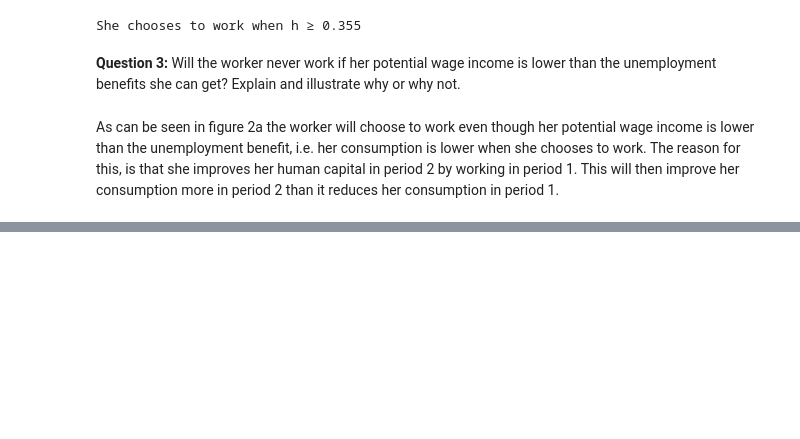
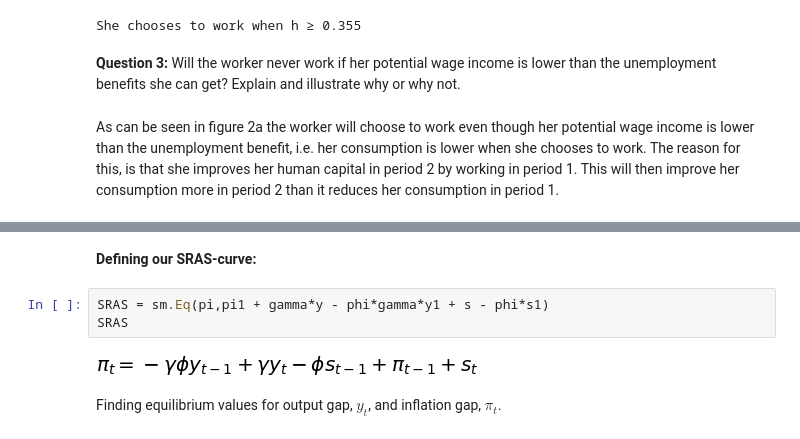
Before and after one commit to NumEconCopenhagen/projects-2019-tm-and-mp, a Jupyter notebook: examproject/examproject.ipynb, the cells around one changed output, grey strips where cells are left out. Drawn from its saved outputs; the diff is of its cells as text; blank space fills up the shorter version.

```diff
--- a/examproject/examproject.ipynb
+++ b/examproject/examproject.ipynb
@@ -223,0 +259,9 @@ The reason for this, is that she improves her human capital in period 2 by worki
+# %% [markdown]
+**Defining our SRAS-curve:**
+# %%
+SRAS = sm.Eq(pi,pi1 + gamma*y - phi*gamma*y1 + s - phi*s1)
+SRAS
+# %% [output]
+[figure, added]
+# %% [markdown]
+Finding equilibrium values for output gap, $y_t$, and inflation gap, $\pi_t$.
```
Also changed, not shown: parts of 49 cells of this notebook.
